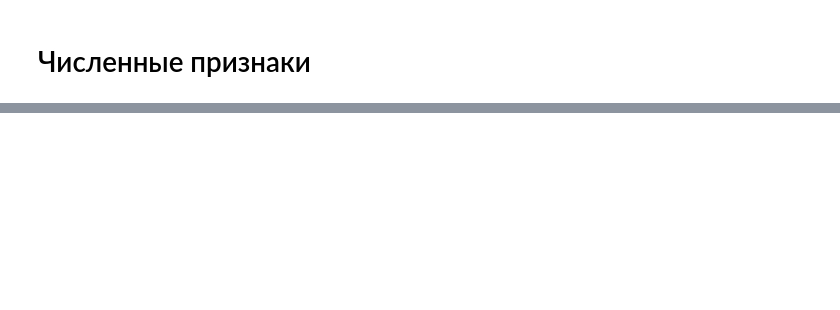
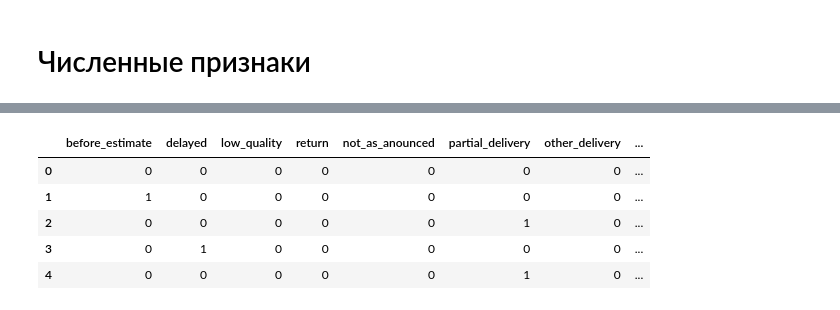
Before and after one commit to ViacheslavTimofeev/Olist_v5_churn_prediction, a Jupyter notebook: olist-ml-churn-prediction/notebooks/02_classified_data_eda_and_preprocessing_2025-11-07.ipynb, the cells around one changed output, grey strips where cells are left out. Drawn from its saved outputs; the diff is of its cells as text; code cells hidden in the pictures; blank space fills up the shorter version.

```diff
--- a/olist-ml-churn-prediction/notebooks/02_classified_data_eda_and_preprocessing_2025-11-07.ipynb
+++ b/olist-ml-churn-prediction/notebooks/02_classified_data_eda_and_preprocessing_2025-11-07.ipynb
@@ -351,0 +372,4 @@ print(classified_data[['aproved-purchased', 'estimated_delivery-aproved', 'actua
+# %%
+votes_features = ['votes_before_estimate', 'votes_delayed', 'votes_low_quality',
+                  'votes_return', 'votes_not_as_anounced', 'votes_partial_delivery',
+                  'votes_other_delivery', 'votes_other_order', 'votes_satisfied']
@@ -351,0 +410,10 @@ print(classified_data[['aproved-purchased', 'estimated_delivery-aproved', 'actua
+# %%
+df = classified_data.copy()
+# %%
+# max_votes: максимальное число голосов в строке
+# ties_mask: True там, где столбец == max_votes
+max_votes  = df[votes_features].max(axis=1)
+ties_mask  = df[votes_features].eq(max_votes, axis=0) # широкая матрица True/False такой же формы
+
+display(max_votes.head())
+display(ties_mask.head())
@@ -351,0 +433,13 @@ print(classified_data[['aproved-purchased', 'estimated_delivery-aproved', 'actua
+# %%
+# формируем новые индикаторы
+new_cols = [c.replace('votes_', '') for c in votes_features] # ['satisfied', 'partial_delivery', 'not_as_anounced', ...]
+df[new_cols] = ties_mask.astype(int).values # True→1, False→0
+# %%
+display(df[new_cols].head())
+# %% [output]
+|  | before_estimate | delayed | low_quality | return | not_as_anounced | partial_delivery | other_delivery | ... |
+| 0 | 0 | 0 | 0 | 0 | 0 | 0 | 0 | ... |
+| 1 | 1 | 0 | 0 | 0 | 0 | 0 | 0 | ... |
+| 2 | 0 | 0 | 0 | 0 | 0 | 1 | 0 | ... |
+| 3 | 0 | 1 | 0 | 0 | 0 | 0 | 0 | ... |
+| 4 | 0 | 0 | 0 | 0 | 0 | 1 | 0 | ... |
```
Also changed, not shown: parts of 30 cells of this notebook, 5 other files.
